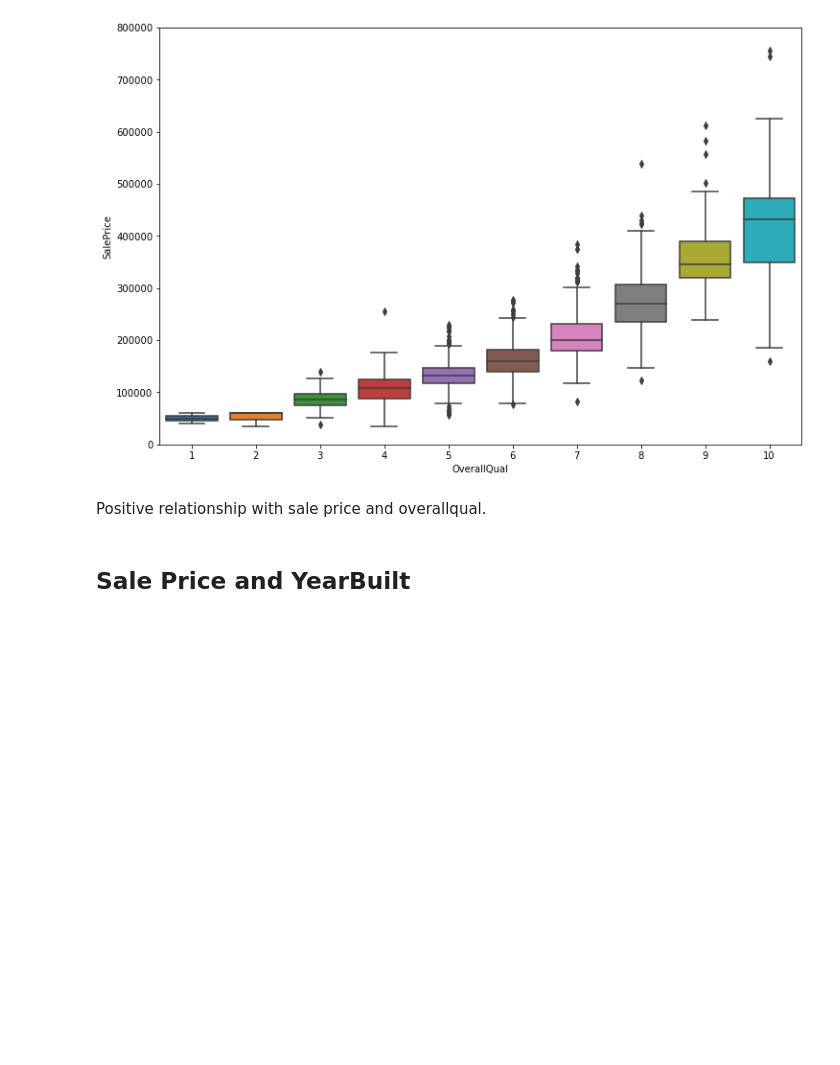
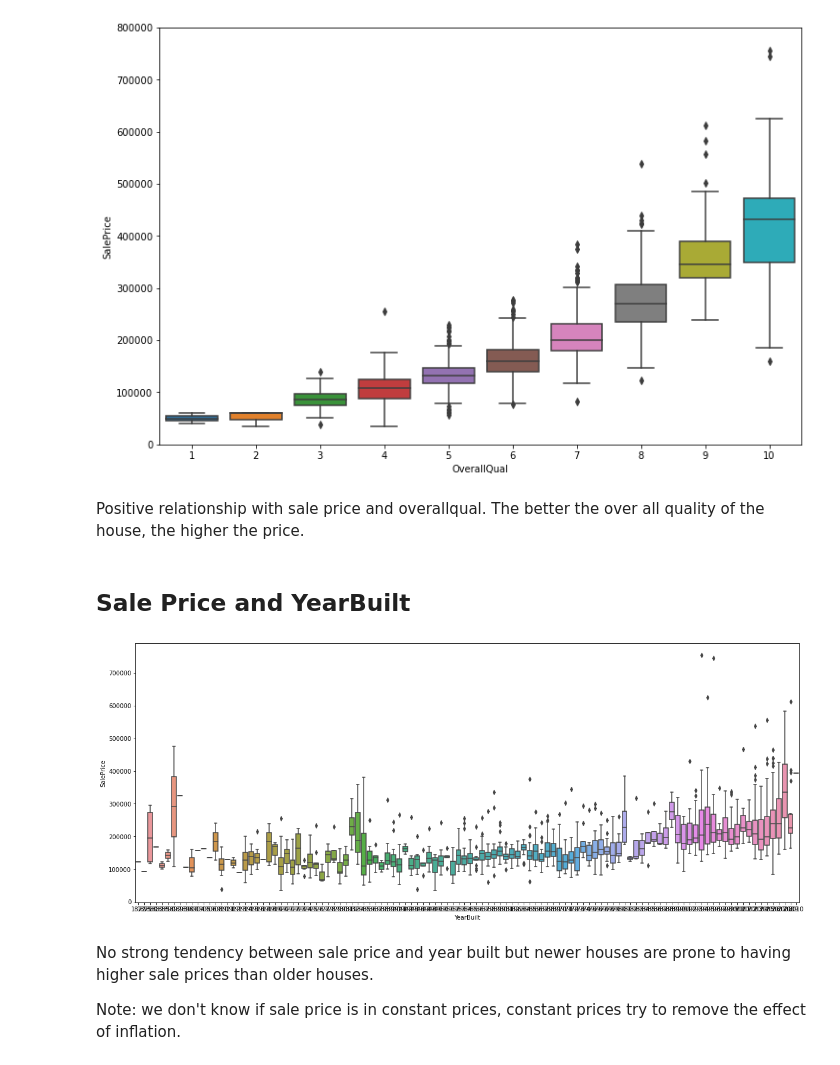
Before and after one commit to supermanimmy/ds-project-house-prices, a Jupyter notebook: House Price Exploration.ipynb, the cells around one changed output. Drawn from its saved outputs; the diff is of its cells as text; code cells hidden in the pictures; blank space fills up the shorter version.

```diff
--- a/House Price Exploration.ipynb
+++ b/House Price Exploration.ipynb
@@ -127,6 +129,6 @@ fig.axis(ymin=0, ymax=800000)
 (-0.5, 9.5, 0.0, 800000.0)
 [figure]
 # %% [markdown]
-Positive relationship with sale price and overallqual.
+Positive relationship with sale price and overallqual. The better the over all quality of the house, the higher the price.
 # %% [markdown]
 ## Sale Price and YearBuilt
@@ -135,0 +135,12 @@ Positive relationship with sale price and overallqual.
+# %%
+var = 'YearBuilt'
+data = pd.concat([df_train['SalePrice'], df_train[var]], axis=1)
+
+f, ax = plt.subplots(figsize=(20,8))
+fig = sns.boxplot(x=var, y='SalePrice', data=data)
+# %% [output]
+[figure, added]
+# %% [markdown]
+No strong tendency between sale price and year built but newer houses are prone to having higher sale prices than older houses.
+
+Note: we don't know if  sale price is in constant prices, constant prices try to remove the effect of inflation.
```
Also changed, not shown: parts of 6 cells of this notebook.
